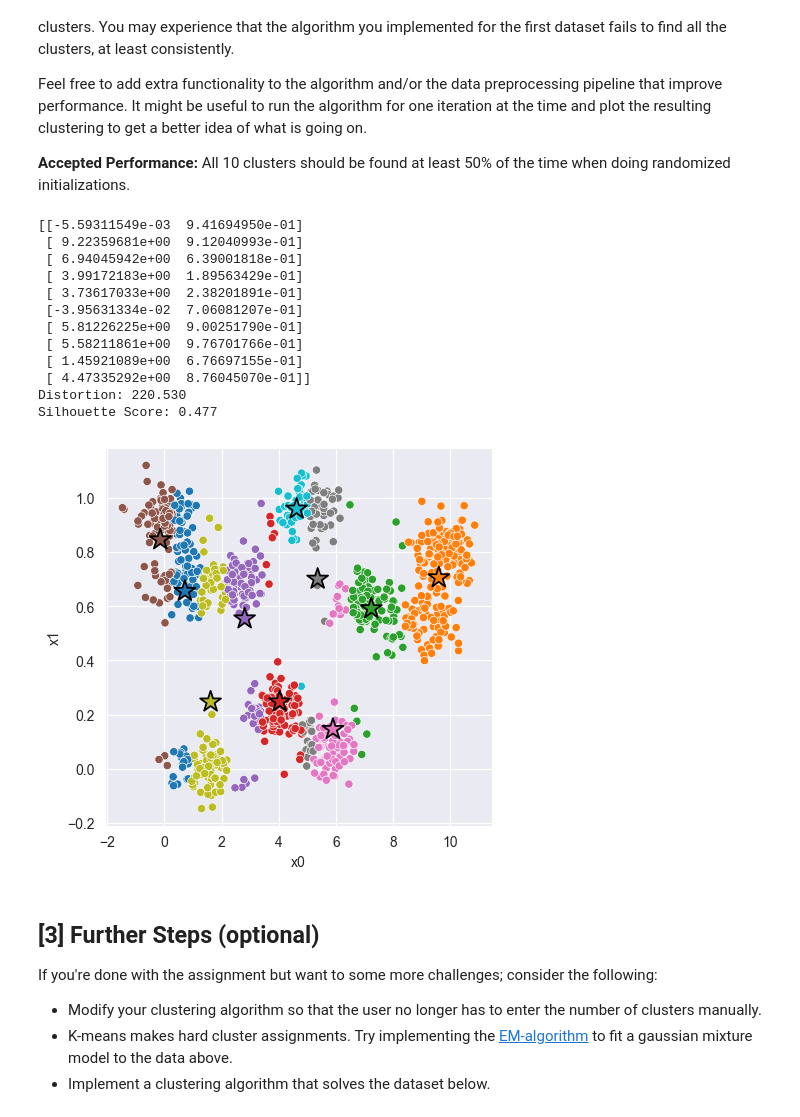
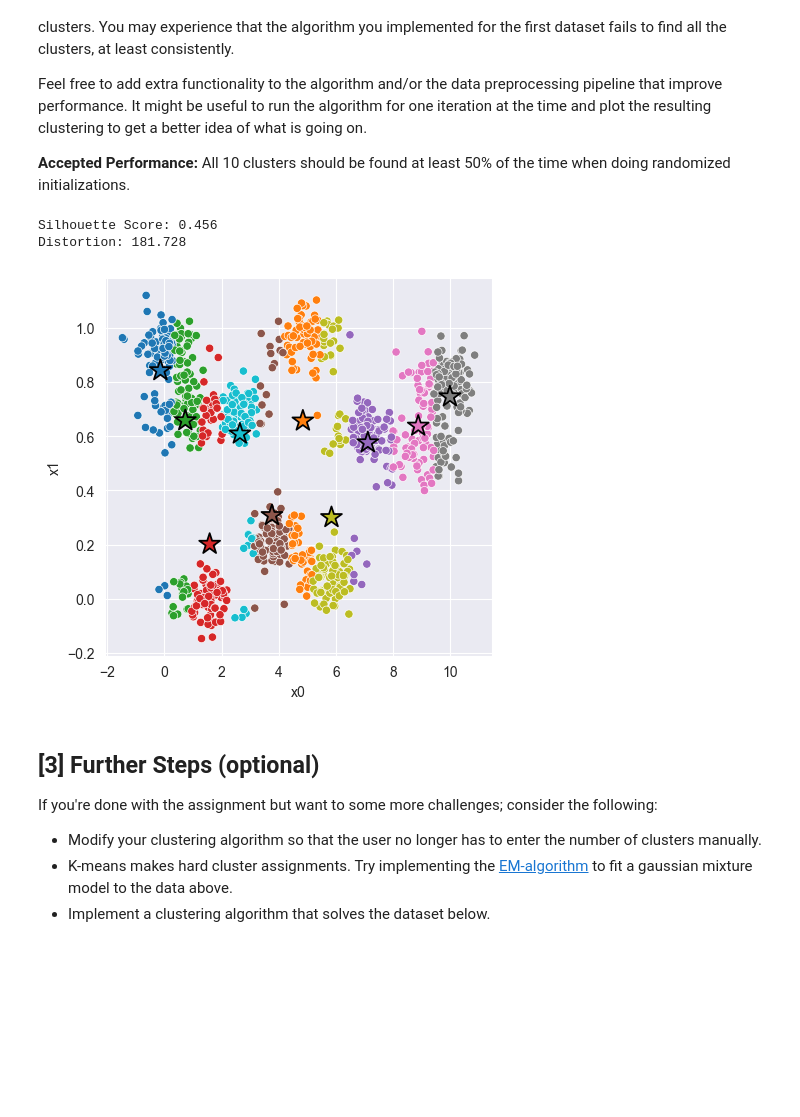
Before and after one commit to martinwholtmon/tdt4173-2022-task-1, a Jupyter notebook: k_means/experiment.ipynb, the cells around one changed output. Saved outputs shown, nothing was run; the diff lists cells and outputs as text; code cells hidden in the pictures; blank space fills up the shorter version.

```diff
--- a/k_means/experiment.ipynb
+++ b/k_means/experiment.ipynb
@@ -128,35 +126,25 @@ Feel free to add extra functionality to the algorithm and/or the data preprocess
 # %%
 # Fit Model
 X = data_2[['x0', 'x1']]
-model_2 = km.KMeans(n_clusters=10, n_iterations=20)  # <-- Feel free to add hyperparameters
+model_2 = km.KMeans(n_clusters=10, n_iterations=30)  # <-- Feel free to add hyperparameters
 model_2.fit(X)
 
 # Compute Silhouette Score
 z = model_2.predict(X)
+print(f'Silhouette Score: {km.euclidean_silhouette(X, z) :.3f}')
 print(f'Distortion: {km.euclidean_distortion(X, z) :.3f}')
-print(f'Silhouette Score: {km.euclidean_silhouette(X, z) :.3f}')
 
 # Plot cluster assignments
 C = model_2.get_centroids()
 K = len(C)
 _, ax = plt.subplots(figsize=(5, 5), dpi=100)
 sns.scatterplot(x='x0', y='x1', hue=z, hue_order=range(K), palette='tab10', data=X, ax=ax);
 sns.scatterplot(x=C[:,0], y=C[:,1], hue=range(K), palette='tab10', marker='*', s=250, edgecolor='black', ax=ax)
 ax.legend().remove();
 # %% [output]
-[[-5.59311549e-03  9.41694950e-01]
- [ 9.22359681e+00  9.12040993e-01]
- [ 6.94045942e+00  6.39001818e-01]
- [ 3.99172183e+00  1.89563429e-01]
- [ 3.73617033e+00  2.38201891e-01]
- [-3.95631334e-02  7.06081207e-01]
- [ 5.81226225e+00  9.00251790e-01]
- [ 5.58211861e+00  9.76701766e-01]
- [ 1.45921089e+00  6.76697155e-01]
- [ 4.47335292e+00  8.76045070e-01]]
-Distortion: 220.530
-Silhouette Score: 0.477
+Silhouette Score: 0.456
+Distortion: 181.728
-[figure, old version]
+[figure, new version]
 # %% [markdown]
 ## [3] Further Steps (optional)
 
```
Also changed, not shown: parts of 2 cells of this notebook, 1 other file.
